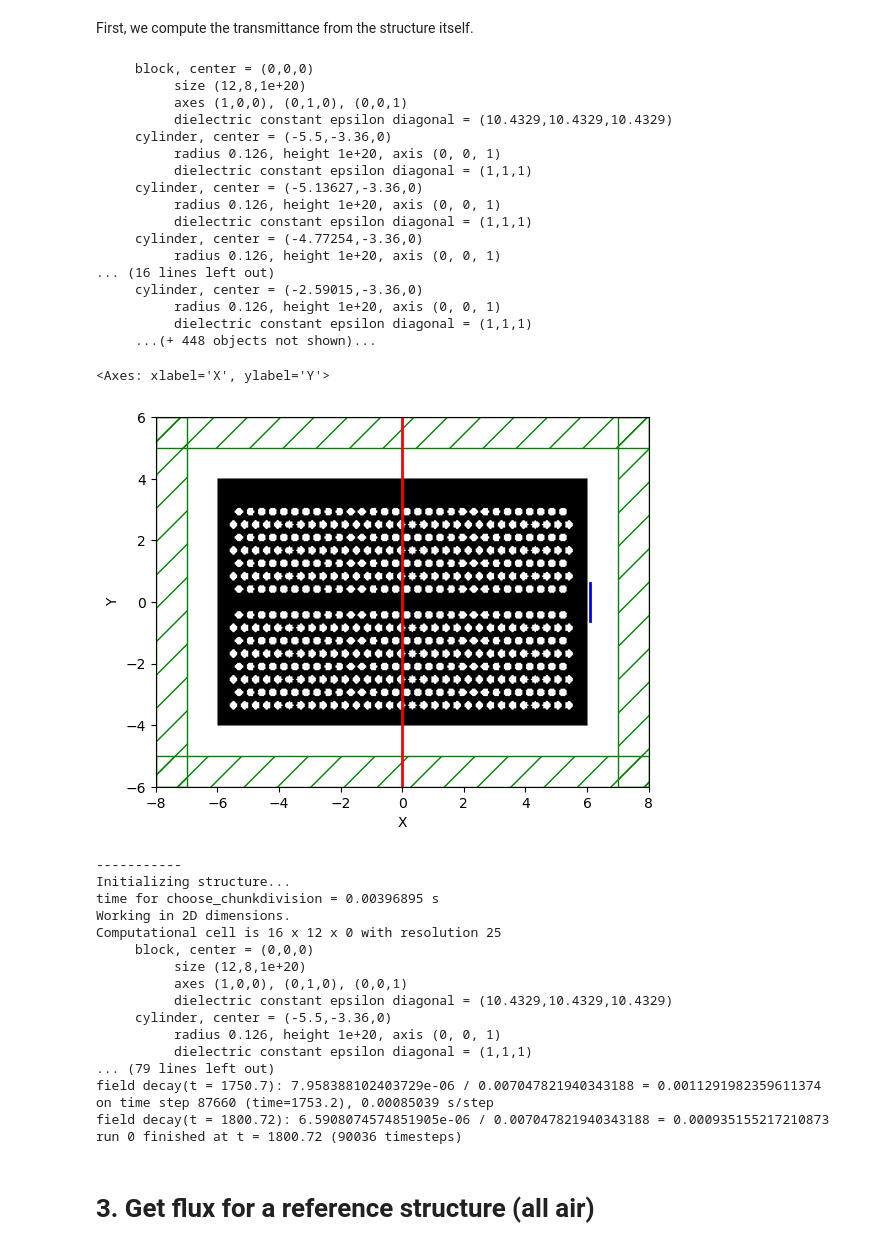
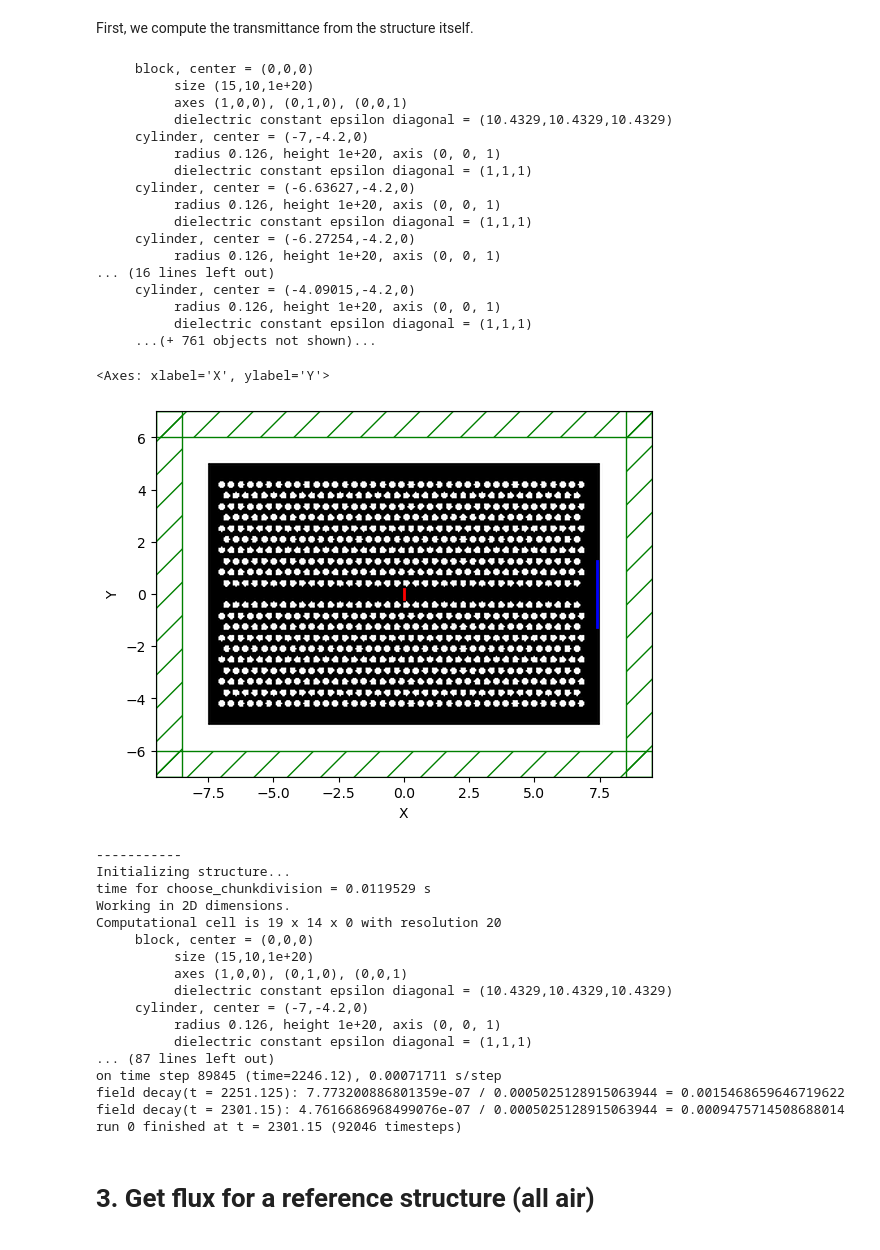
Before and after one commit to anthony-zhou/waveguide, a Jupyter notebook: transmission.ipynb, the cells around one changed output. Saved outputs shown, nothing was run; the diff lists cells and outputs as text; code cells hidden in the pictures.

```diff
--- a/transmission.ipynb
+++ b/transmission.ipynb
@@ -13,10 +13,10 @@ We want to model a photonic crystal with lattice constant *a* = 0.420 microns.
 
 For now, we ignore thickness and treat the crystal as a 2-dimensional structure.
 # %%
-resolution = 25
+resolution = 20
 a = 0.420
-w = 12
-h = 8
+w = 15
+h = 10
 d = 0.26
 r = 0.3 * a
 default_material = mp.Medium(epsilon=10.4329)
@@ -74,7 +74,7 @@ df = 0.1     # pulse width (in frequency)
 sources = [mp.Source(mp.GaussianSource(fcen,fwidth=df),
                      component=mp.Ez,
                      center=mp.Vector3(),
-                     size=mp.Vector3(0,w,0))]
+                     size=mp.Vector3(0,a,0))]
 # %%
 sim = mp.Simulation(cell_size=cell,
                     boundary_layers=pml_layers,
@@ -113,53 +113,53 @@ First, we compute the transmittance from the structure itself.
 # %%
 nfreq = 200  # number of frequencies at which to compute flux
 
-# transmitted flux (across a 3a tall line, 0.1 micron to the right of the waveguide)
-tran_fr = mp.FluxRegion(center=mp.Vector3(w / 2 + 0.1, 0, 0), size=mp.Vector3(0,3*a,0))
+# transmitted flux (across a 3a tall line, 0.1 micron from the right edge of the waveguide)
+tran_fr = mp.FluxRegion(center=mp.Vector3(w / 2 - 0.1, 0, 0), size=mp.Vector3(0, h/4,0))
 tran = sim.add_flux(fcen, df, nfreq, tran_fr)
 
 sim.plot2D()
 # %% [output]
      block, center = (0,0,0)
-          size (12,8,1e+20)
+          size (15,10,1e+20)
           axes (1,0,0), (0,1,0), (0,0,1)
           dielectric constant epsilon diagonal = (10.4329,10.4329,10.4329)
-     cylinder, center = (-5.5,-3.36,0)
+     cylinder, center = (-7,-4.2,0)
           radius 0.126, height 1e+20, axis (0, 0, 1)
           dielectric constant epsilon diagonal = (1,1,1)
-     cylinder, center = (-5.13627,-3.36,0)
+     cylinder, center = (-6.63627,-4.2,0)
           radius 0.126, height 1e+20, axis (0, 0, 1)
           dielectric constant epsilon diagonal = (1,1,1)
-     cylinder, center = (-4.77254,-3.36,0)
+     cylinder, center = (-6.27254,-4.2,0)
           radius 0.126, height 1e+20, axis (0, 0, 1)
 ... (16 lines left out)
-     cylinder, center = (-2.59015,-3.36,0)
+     cylinder, center = (-4.09015,-4.2,0)
           radius 0.126, height 1e+20, axis (0, 0, 1)
           dielectric constant epsilon diagonal = (1,1,1)
-     ...(+ 448 objects not shown)...
+     ...(+ 761 objects not shown)...
 <Axes: xlabel='X', ylabel='Y'>
-[figure, old version]
+[figure, new version]
 # %%
-pt = mp.Vector3(w / 2 + 0.1, 3 * a)
+pt = mp.Vector3(w / 2 + 0.1, h/4)
 
 sim.run(until_after_sources=mp.stop_when_fields_decayed(50,mp.Ez,pt,1e-3))
 # %% [output]
 -----------
 Initializing structure...
-time for choose_chunkdivision = 0.00396895 s
+time for choose_chunkdivision = 0.0119529 s
 Working in 2D dimensions.
-Computational cell is 16 x 12 x 0 with resolution 25
+Computational cell is 19 x 14 x 0 with resolution 20
      block, center = (0,0,0)
-          size (12,8,1e+20)
+          size (15,10,1e+20)
           axes (1,0,0), (0,1,0), (0,0,1)
           dielectric constant epsilon diagonal = (10.4329,10.4329,10.4329)
-     cylinder, center = (-5.5,-3.36,0)
+     cylinder, center = (-7,-4.2,0)
           radius 0.126, height 1e+20, axis (0, 0, 1)
           dielectric constant epsilon diagonal = (1,1,1)
-... (79 lines left out)
-field decay(t = 1750.7): 7.958388102403729e-06 / 0.007047821940343188 = 0.0011291982359611374
-on time step 87660 (time=1753.2), 0.00085039 s/step
-field decay(t = 1800.72): 6.5908074574851905e-06 / 0.007047821940343188 = 0.000935155217210873
-run 0 finished at t = 1800.72 (90036 timesteps)
+... (87 lines left out)
+on time step 89845 (time=2246.12), 0.00071711 s/step
+field decay(t = 2251.125): 7.773200886801359e-07 / 0.0005025128915063944 = 0.0015468659646719622
+field decay(t = 2301.15): 4.7616686968499076e-07 / 0.0005025128915063944 = 0.0009475714508688014
+run 0 finished at t = 2301.15 (92046 timesteps)
 # %%
 waveguide_tran_flux = mp.get_fluxes(tran)
 # %% [markdown]
```
Also changed, not shown: parts of 4 cells of this notebook.
